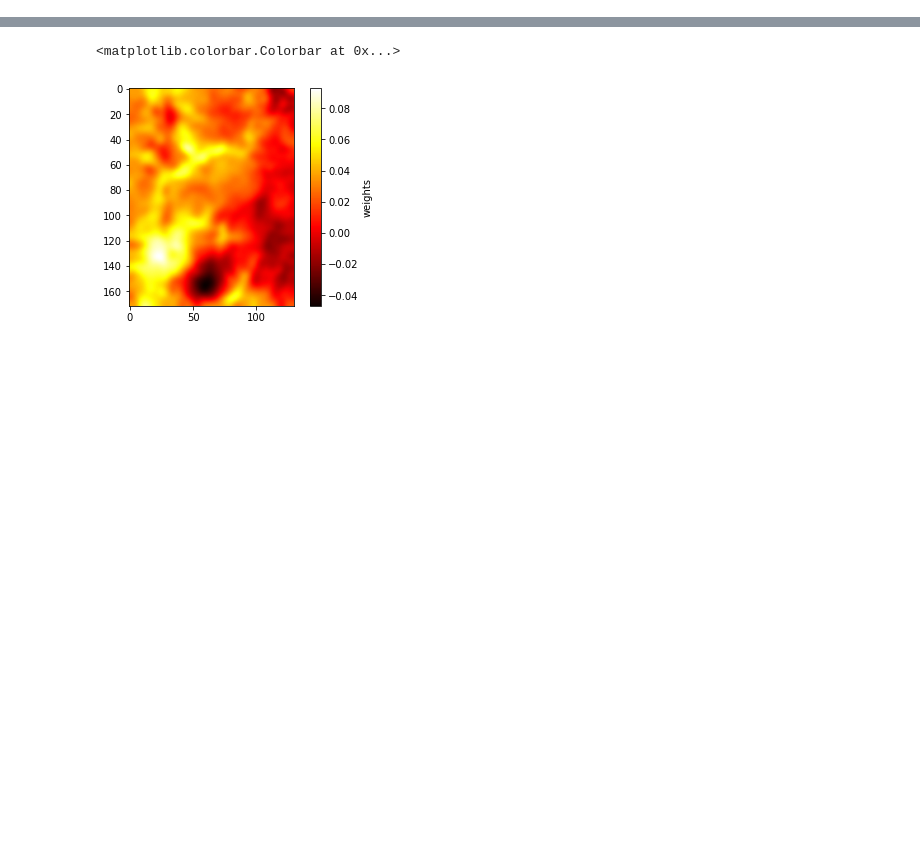
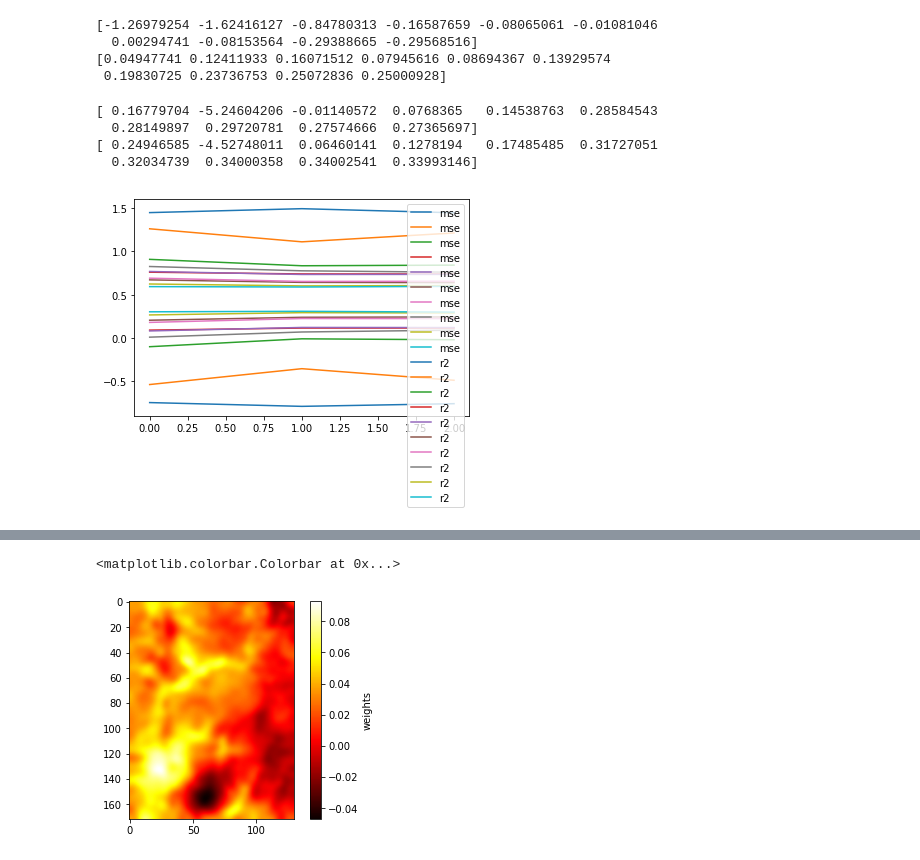
Before and after one commit to enmccarthy/drp, a Jupyter notebook: RRLM.ipynb, the cells around one changed output, grey strips where cells are left out. Saved outputs shown, nothing was run; the diff lists cells and outputs as text; code cells hidden in the pictures; blank space fills up the shorter version.

```diff
--- a/RRLM.ipynb
+++ b/RRLM.ipynb
@@ -114,0 +454,26 @@ print(len(avgCoef[0]))
+# %%
+#plot the learning rate of each at each hz
+modeltest = RidgeCV(alphas=[1, 0.1,.01,.001], fit_intercept=False)
+testScore, rScore, MSE, EV = [], [], [],[]
+
+tS, rS, MS, EVT = [], [], [],[]
+train_index, test_index = next(kf.split(df_scaled))
+train_index = np.append(train_index,test_index)
+train_len = int(len(train_index) *.1)
+for i in range(10):
+    print(i)
+    modeltest = RidgeCV(alphas=[1, 0.1,.01,.001], fit_intercept=False)
+    newTrainInd = train_index[:(train_len*i+train_len)]
+    modeltest.fit(df_scaled.values[newTrainInd], dy[newTrainInd])
+    tS.append(modeltest.score(df_test, dy_test))
+    print(tS)
+    pred = modeltest.predict(df_test)
+    rS.append(r2_score(dy_test, pred, multioutput='uniform_average'))
+    print(rS)
+    MS.append(mean_squared_error(dy_test, pred))
+    EVT.append(explained_variance_score(dy_test, pred))
+    print(EVT)
+testScore.append(tS)
+rScore.append(rS)
+MSE.append(MS)
+EV.append(EVT)
@@ -114,0 +561,8 @@ print(len(avgCoef[0]))
+# %%
+print(fifhzr)
+print(fifhzEV)
+# %% [output]
+[-1.26979254 -1.62416127 -0.84780313 -0.16587659 -0.08065061 -0.01081046
+  0.00294741 -0.08153564 -0.29388665 -0.29568516]
+[0.04947741 0.12411933 0.16071512 0.07945616 0.08694367 0.13929574
+ 0.19830725 0.23736753 0.25072836 0.25000928]
@@ -114,0 +577,17 @@ print(len(avgCoef[0]))
+# %%
+print(thirtyhzr)
+print(thirtyhzEV)
+# %% [output]
+[ 0.16779704 -5.24604206 -0.01140572  0.0768365   0.14538763  0.28584543
+  0.28149897  0.29720781  0.27574666  0.27365697]
+[ 0.24946585 -4.52748011  0.06460141  0.1278194   0.17485485  0.31727051
+  0.32034739  0.34000358  0.34002541  0.33993146]
+# %%
+plt.plot(MSE, label="mse")
+# plt.plot(testScore, label="score")
+plt.plot(rScore, label="r2")
+# plt.plot(EV, label="ev")
+plt.legend(loc='upper right')
+plt.show()
+# %% [output]
+[figure, added]
```
Also changed, not shown: parts of 55 cells of this notebook, 11 other files.
